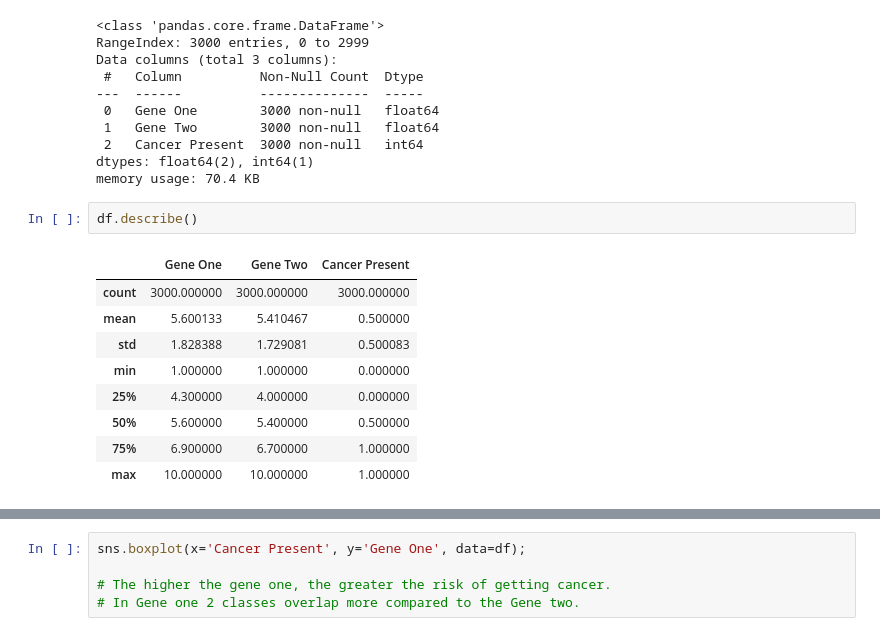
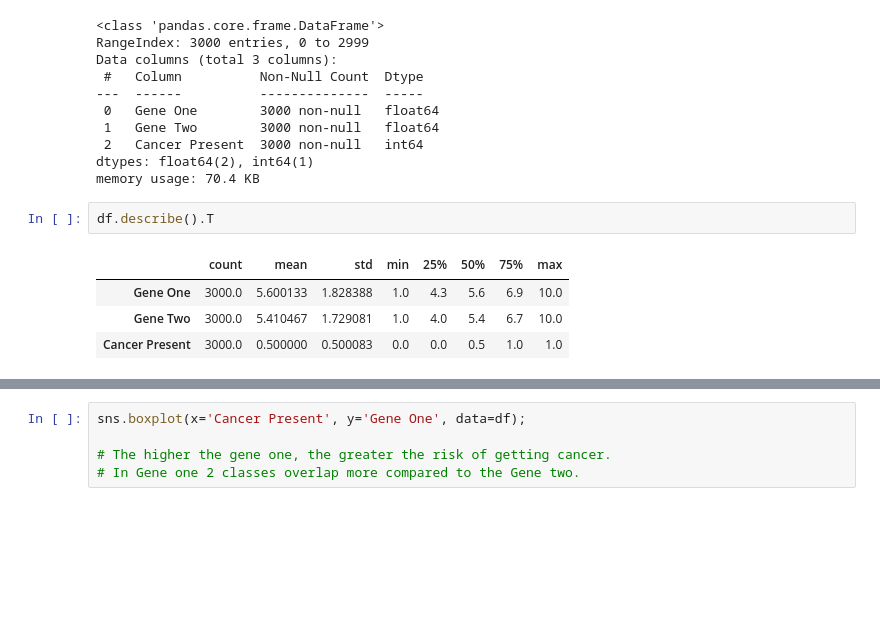
Before and after one commit to 0xArwa/soldier-race-prediction, a Jupyter notebook: week3/ML-10 (K-Nearest Neighbors(KNN))-EN.ipynb, the cells around one changed output, grey strips where cells are left out. Drawn from its saved outputs; the diff is of its cells as text; blank space fills up the shorter version.

```diff
--- a/week3/ML-10 (K-Nearest Neighbors(KNN))-EN.ipynb
+++ b/week3/ML-10 (K-Nearest Neighbors(KNN))-EN.ipynb
@@ -53,17 +53,12 @@ Data columns (total 3 columns):
 dtypes: float64(2), int64(1)
 memory usage: 70.4 KB
 # %%
-df.describe()
+df.describe().T
 # %% [output]
-|  | Gene One | Gene Two | Cancer Present |
-| count | 3000.000000 | 3000.000000 | 3000.000000 |
-| mean | 5.600133 | 5.410467 | 0.500000 |
-| std | 1.828388 | 1.729081 | 0.500083 |
-| min | 1.000000 | 1.000000 | 0.000000 |
-| 25% | 4.300000 | 4.000000 | 0.000000 |
-| 50% | 5.600000 | 5.400000 | 0.500000 |
-| 75% | 6.900000 | 6.700000 | 1.000000 |
-| max | 10.000000 | 10.000000 | 1.000000 |
+|  | count | mean | std | min | 25% | 50% | 75% | max |
+| Gene One | 3000.0 | 5.600133 | 1.828388 | 1.0 | 4.3 | 5.6 | 6.9 | 10.0 |
+| Gene Two | 3000.0 | 5.410467 | 1.729081 | 1.0 | 4.0 | 5.4 | 6.7 | 10.0 |
+| Cancer Present | 3000.0 | 0.500000 | 0.500083 | 0.0 | 0.0 | 0.5 | 1.0 | 1.0 |
 # %%
 df["Cancer Present"].value_counts()
 # %% [output]
```
Also changed, not shown: parts of 4 cells of this notebook, 6 other files.
